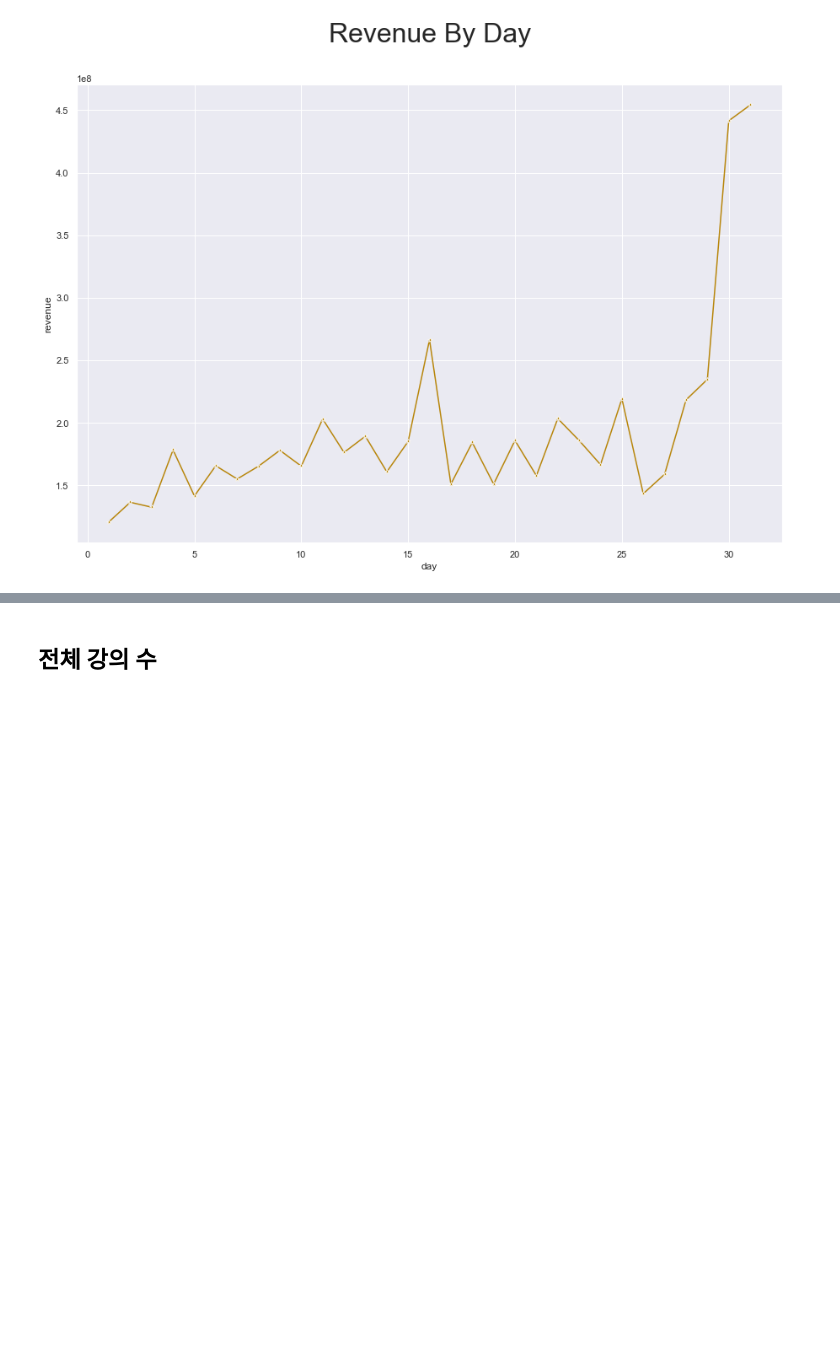
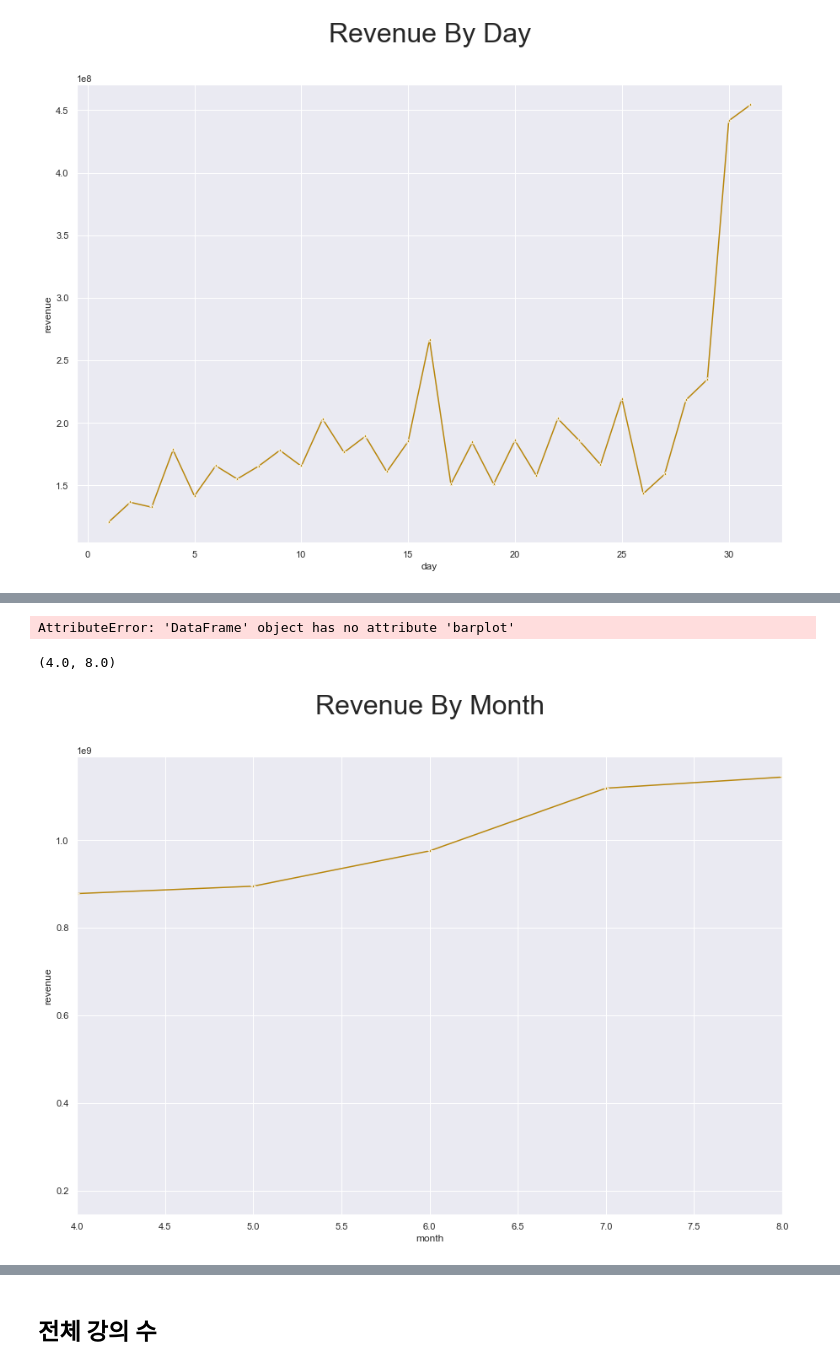
Before and after one commit to jbkim0530/Fast-campus-EDA, a Jupyter notebook: 22-07-01_bobjo_visualization_form_GG.ipynb, the cells around one changed output, grey strips where cells are left out. Cells and saved outputs as stored; diff of their text form; code cells hidden in the pictures; blank space fills up the shorter version.

```diff
--- a/22-07-01_bobjo_visualization_form_GG.ipynb
+++ b/22-07-01_bobjo_visualization_form_GG.ipynb
@@ -294,0 +251,3 @@ Text(0.5, 1.0, 'Revenue By Day')
+# %%
+prc_month = prc.set_index('completed_at').groupby(lambda date: date.month).sum()[['transaction_amount']]
+prc_month
@@ -294,0 +264,19 @@ Text(0.5, 1.0, 'Revenue By Day')
+# %%
+prc_month.barplot()
+plt.show()
+# %% [output]
+AttributeError: 'DataFrame' object has no attribute 'barplot'
+# %%
+plt.figure(figsize=(15,10))
+sns.set_theme(style='darkgrid')
+sns.lineplot(x = 'completed_at',y = "transaction_amount",
+             color = 'darkgoldenrod',
+             marker='*',
+             data=prc_month)
+plt.xlabel('month')
+plt.ylabel('revenue')
+plt.title("Revenue By Month", fontsize=32, pad=50)
+plt.xlim([4,8])
+# %% [output]
+(4.0, 8.0)
+[figure, added]
```
Also changed, not shown: parts of 36 cells of this notebook.
